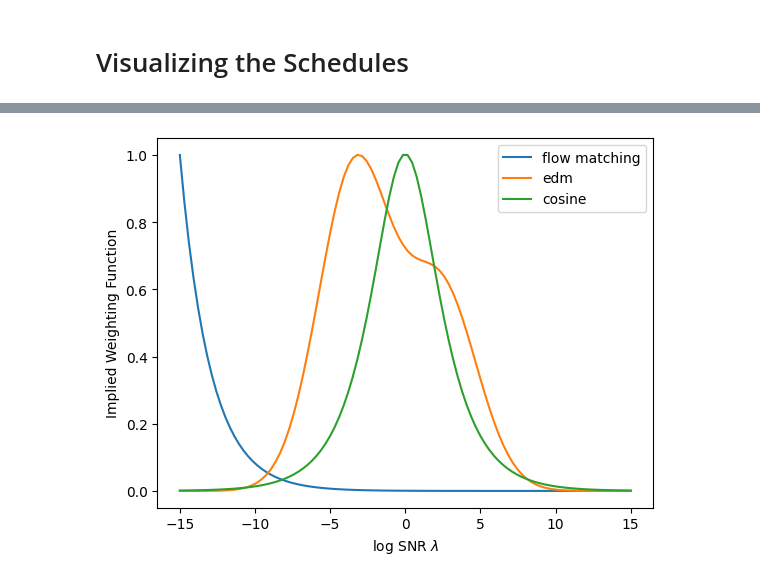
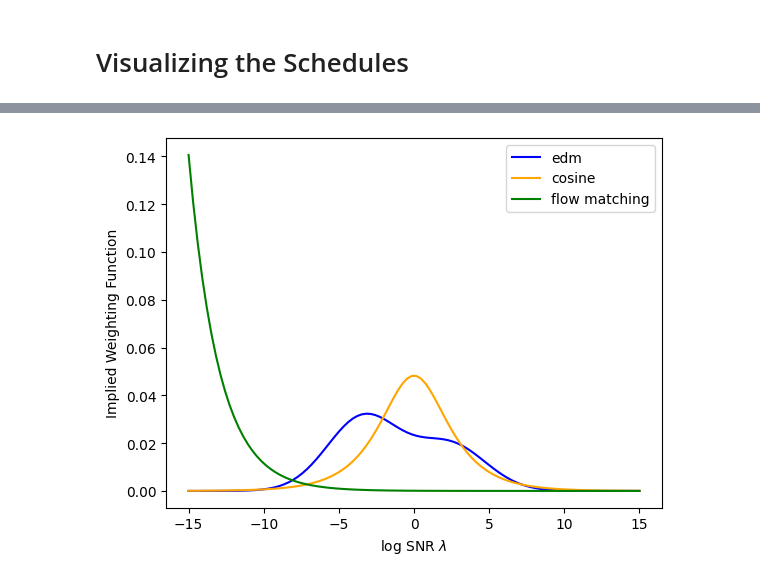
Before and after one commit to vepe99/diffusion-experiments, a Jupyter notebook: Visualising Score & Schedules.ipynb, the cells around one changed output, grey strips where cells are left out. Cells and saved outputs as stored; diff of their text form; code cells hidden in the pictures.

```diff
--- a/Visualising Score & Schedules.ipynb
+++ b/Visualising Score & Schedules.ipynb
@@ -489,15 +507,16 @@ sech = lambda x: 1 / np.cosh(x)
 # %%
+# theoretical densities from Kingma Paper
 lambda_t = np.linspace(-15, 15, 100)
-fm_w =  np.exp(-lambda_t/2)
 edm_w = norm.pdf(lambda_t, loc=2.4, scale=2.4) * (np.exp(-lambda_t) + 1**2)
 cosine_w = sech(lambda_t / 2)
+fm_w =  np.exp(-lambda_t/2)
 
-plt.plot(lambda_t, fm_w / max(fm_w), label='flow matching')
-plt.plot(lambda_t, edm_w / max(edm_w), label='edm')
-plt.plot(lambda_t, cosine_w / max(cosine_w), label='cosine')
+plt.plot(lambda_t, edm_w / sum(edm_w), label='edm', color=colors[0])
+plt.plot(lambda_t, cosine_w / sum(cosine_w), label='cosine', color=colors[1])
+plt.plot(lambda_t, fm_w / sum(fm_w), label='flow matching', color=colors[2])
 plt.xlabel(r"log SNR $\lambda$")
 plt.ylabel("Implied Weighting Function")
 plt.legend()
 plt.show()
 # %% [output]
-[figure, old version]
+[figure, new version]
```
Also changed, not shown: parts of 12 cells of this notebook.
